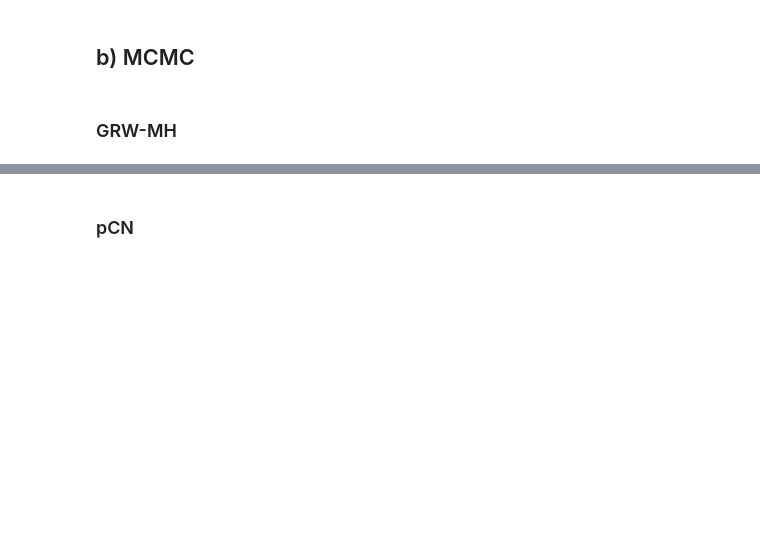
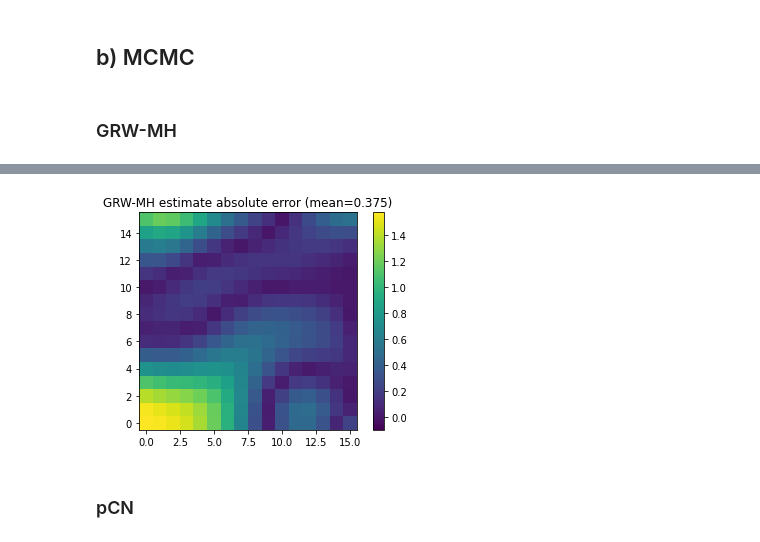
Before and after one commit to LozzaTray/4M24, a Jupyter notebook: code/simulation.ipynb, the cells around one changed output, grey strips where cells are left out. Saved outputs shown, nothing was run; the diff lists cells and outputs as text; code cells hidden in the pictures; blank space fills up the shorter version.

```diff
--- a/code/simulation.ipynb
+++ b/code/simulation.ipynb
@@ -75,3 +76,9 @@ plot_3D(u_estimate, x, y, title="Posterior sample means using GRW-MH")
+# %%
+abs_error = np.abs(u_estimate_grw - u)
+mean_abs_err = np.mean(abs_error)
+plot_2D(abs_error, xi, yi, title='GRW-MH estimate abs error (mean={:.3f})'.format(mean_abs_err))
+# %% [output]
+[figure, added]
 # %% [markdown]
 ### pCN
 # %%
```
Also changed, not shown: parts of 12 cells of this notebook, 9 other files.
